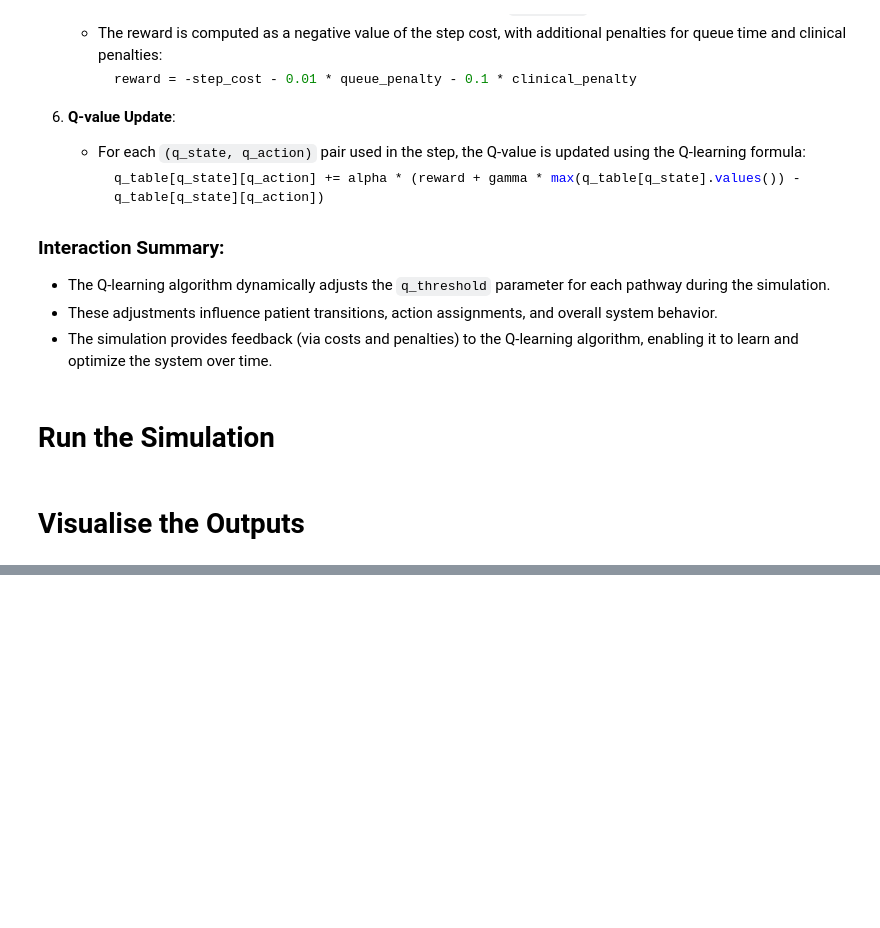
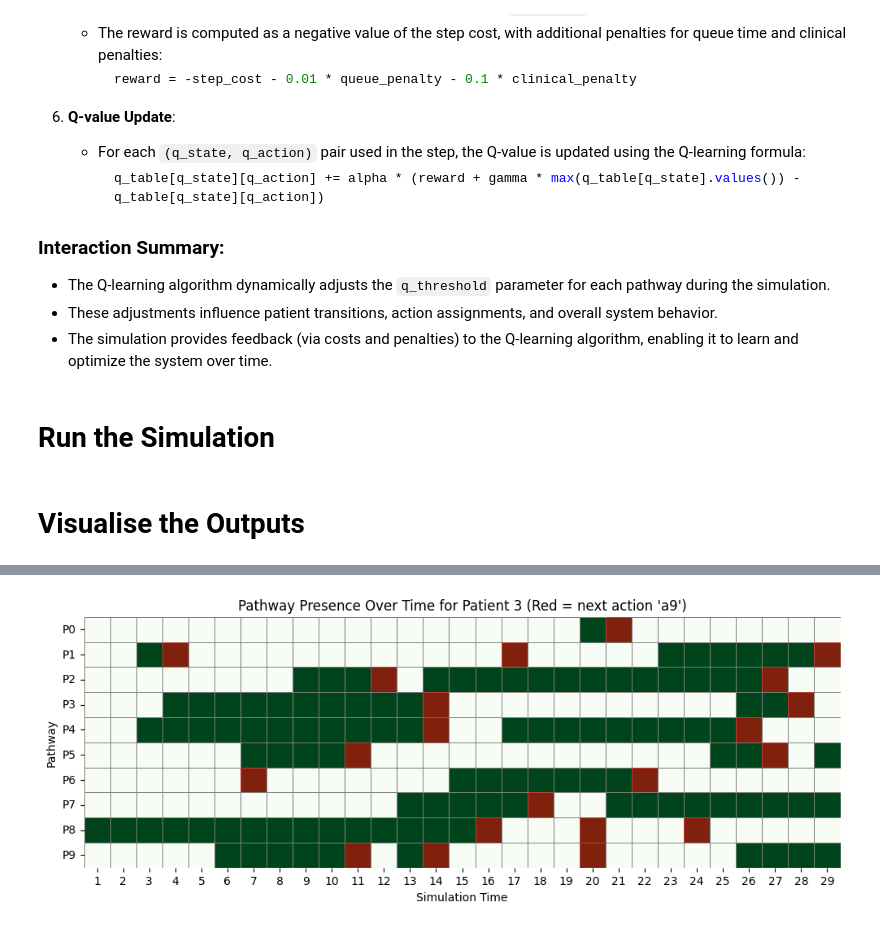
Before and after one commit to nhsengland/SynPathToy, a Jupyter notebook: experiments/healthcare_simulation_with_qlearning.ipynb, the cells around one changed output, grey strips where cells are left out. Saved outputs shown, nothing was run; the diff lists cells and outputs as text; code cells hidden in the pictures; blank space fills up the shorter version.

Commit message:
update disease occurence, clinical decay, update_log, duration, linear pathways, more vis

```diff
--- a/experiments/healthcare_simulation_with_qlearning.ipynb
+++ b/experiments/healthcare_simulation_with_qlearning.ipynb
@@ -734,32 +921,85 @@ Best Q-learning action per pathway (state):
 # %%
 # Display activity_log as a DataFrame (tabular form)
 activity_df = pd.DataFrame(activity_log)
-display(activity_df.head(20))  # Show first 20 rows for brevity
-
 # filter to one example patient for clarity
 example_patient_df = activity_df[activity_df['patient_id'] == 3]
+example_patient_pathway_df = example_patient_df[example_patient_df['pathway_code'] == 'P4']
 #example_patient_df = activity_df
 
+display(example_patient_pathway_df.head(20))
+
+timesteps = sorted(example_patient_df['simulation_time'].unique())
+all_pathways = sorted(example_patient_df['pathway_code'].unique())
+
+# Build a DataFrame: index=timesteps, columns=pathways, value=1 if patient is on that pathway at that time
+presence_matrix = pd.DataFrame(0, index=timesteps, columns=all_pathways)
+for t in timesteps:
+    active_pathways = example_patient_df[example_patient_df['simulation_time'] == t]['pathway_code'].unique()
+    for pw in active_pathways:
+        presence_matrix.loc[t, pw] = 1
+
+plt.figure(figsize=(12, 4))
+ax = sns.heatmap(presence_matrix.T, cmap="Greens", cbar=False, linewidths=0.5, linecolor='gray')
+
+# Overlay red squares where the next action is 'a9' for patient 3
+for idx, row in example_patient_df.iterrows():
+    if row['next_aciton'] == 'a9':
+        # simulation_time is x, pathway_code is y
+        x = row['simulation_time'] - 1  # adjust for zero-based index in heatmap
+        y = all_pathways.index(row['pathway_code'])
+        ax.add_patch(plt.Rectangle((x, y), 1, 1, fill=True, color='red', alpha=0.5, lw=0))
+
+plt.title(f"Pathway Presence Over Time for Patient 3 (Red = next action 'a9')")
+plt.xlabel("Simulation Time")
+plt.ylabel("Pathway")
+plt.yticks(ticks=np.arange(len(all_pathways)) + 0.5, labels=all_pathways, rotation=0)
+plt.show()
+
 # Prepare data for Sankey diagram
-filtered_df = example_patient_df.dropna(subset=['previous_action', 'action_name'])
+filtered_df = example_patient_pathway_df.dropna(subset=['previous_action', 'action_name'])
 sources = filtered_df['previous_action']
 targets = filtered_df['action_name']
 labels = list(pd.unique(pd.concat([sources, targets])))
-label_indices = {label: idx for idx, label in enumerate(labels)}
-source_indices = sources.map(label_indices)
-target_indices = targets.map(label_indices)
+#label_indices = {label: idx for idx, label in enumerate(labels)}
+#source_indices = sources.map(label_indices)
+#target_indices = targets.map(label_indices)
 values = [1] * len(filtered_df)  # Each transition counts as 1
+
+left_nodes = ['a0', 'a1']
+right_nodes = ['a9']
+middle_nodes = [l for l in labels if l not in left_nodes + right_nodes]
+ordered_labels = left_nodes + middle_nodes + right_nodes
+
+# Remap indices for sources and targets
+label_indices_ordered = {label: idx for idx, label in enumerate(ordered_labels)}
+source_indices_ordered = sources.map(label_indices_ordered)
+target_indices_ordered = targets.map(label_indices_ordered)
+
+# Set x positions: 0 for left, 1 for right, 0.5 for middle
+x_positions = []
+for label in ordered_labels:
+    if label in left_nodes:
+        x_positions.append(0.0)
+    elif label in right_nodes:
+        x_positions.append(1.0)
+    else:
+        x_positions.append(0.5)
+
+# Optional: set y positions to spread nodes vertically
+y_positions = [i / (len(ordered_labels) - 1) for i in range(len(ordered_labels))]
 
 fig = go.Figure(data=[go.Sankey(
     node=dict(
         pad=15,
         thickness=20,
         line=dict(color="black", width=0.5),
-        label=labels,
+        label=ordered_labels,
+        x=x_positions,
+        y=y_positions,
     ),
     link=dict(
-        source=source_indices,
-        target=target_indices,
+        source=source_indices_ordered,
+        target=target_indices_ordered,
         value=values,
     ))])
 
@@ -785,0 +1026 @@ fig.show()
+[figure, added]
```
Also changed, not shown: parts of 13 cells of this notebook.
